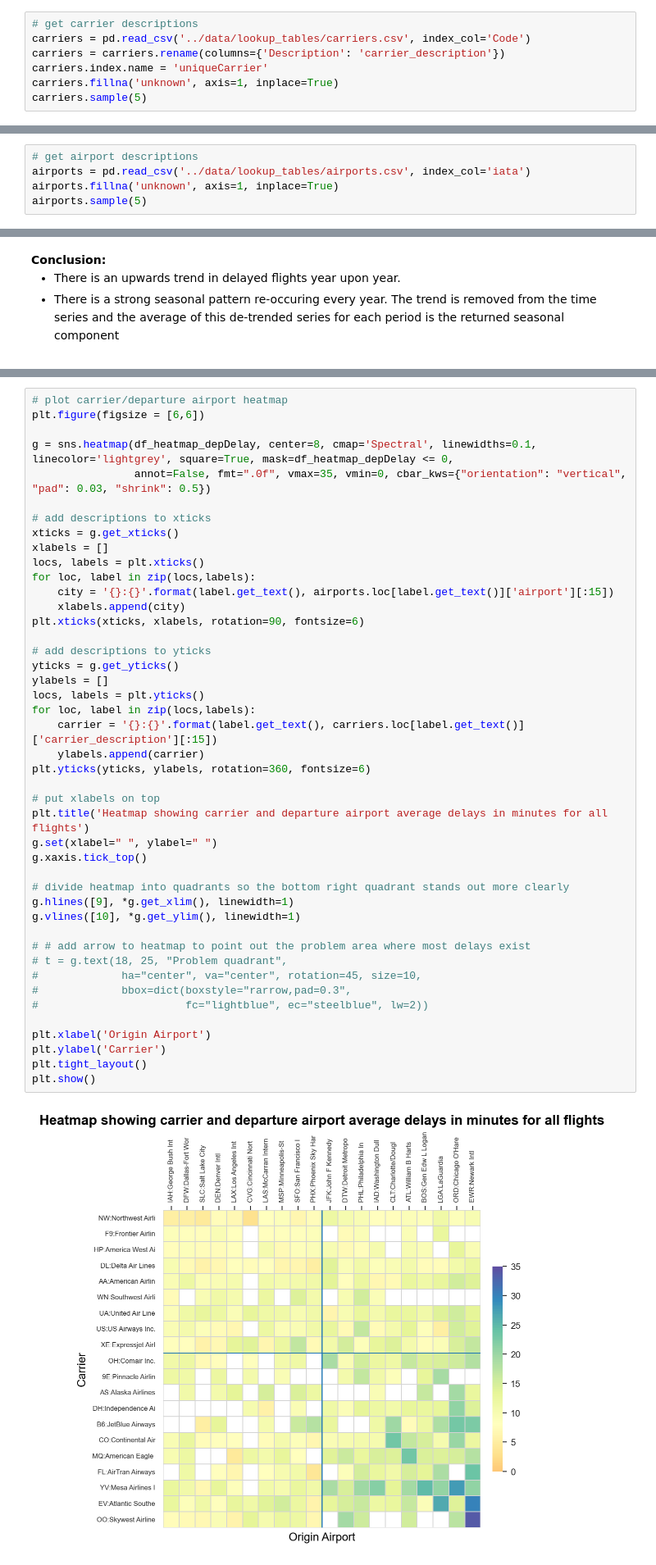
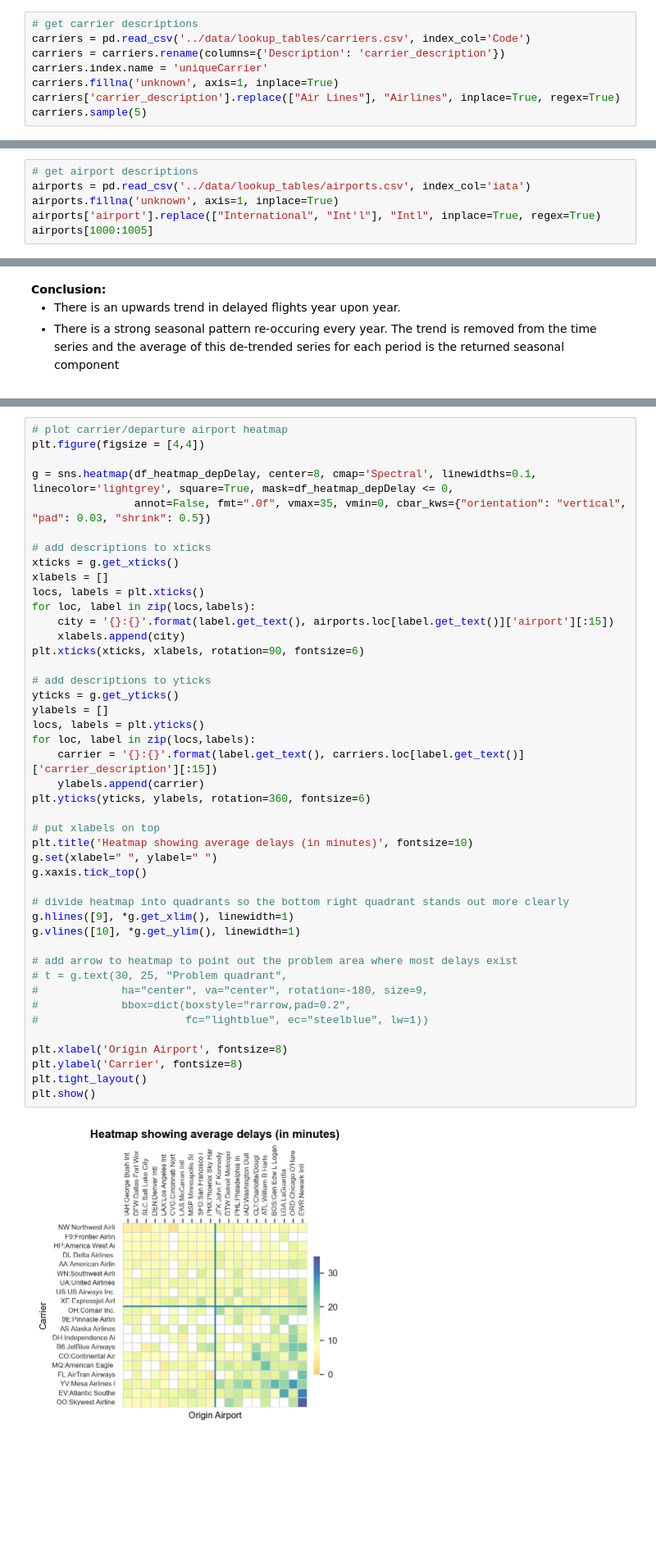
Before and after one commit to JuanitaSmith/flight_analysis, a Jupyter notebook: notebooks/Part_III_explanatory_slide_deck.ipynb, the cells around one changed output, grey strips where cells are left out. Shown at 82% size. Saved outputs shown, nothing was run; the diff lists cells and outputs as text; blank space fills up the shorter version.

```diff
--- a/notebooks/Part_III_explanatory_slide_deck.ipynb
+++ b/notebooks/Part_III_explanatory_slide_deck.ipynb
@@ -108,6 +104,7 @@ carriers = pd.read_csv('../data/lookup_tables/carriers.csv', index_col='Code')
 carriers = carriers.rename(columns={'Description': 'carrier_description'})
 carriers.index.name = 'uniqueCarrier'
 carriers.fillna('unknown', axis=1, inplace=True)
+carriers['carrier_description'].replace(["Air Lines"], "Airlines", inplace=True, regex=True)
 carriers.sample(5)
 # %% [output]
 |  | carrier_description |
@@ -121,7 +118,8 @@ carriers.sample(5)
 # get airport descriptions
 airports = pd.read_csv('../data/lookup_tables/airports.csv', index_col='iata')
 airports.fillna('unknown', axis=1, inplace=True)
-airports.sample(5)
+airports['airport'].replace(["International", "Int'l"], "Intl", inplace=True, regex=True)
+airports[1000:1005]
 # %% [output]
 |  | airport | city | state | country | lat | long |
 | iata |  |  |  |  |  |  |
@@ -379,6 +388,6 @@ df_heatmap_depDelay = df_heatmap_depDelay.loc[df_heatmap_depDelay.max(axis=1).so
 # %%
 # plot carrier/departure airport heatmap
-plt.figure(figsize = [6,6])
+plt.figure(figsize = [4,4])
 
 g = sns.heatmap(df_heatmap_depDelay, center=8, cmap='Spectral', linewidths=0.1, linecolor='lightgrey', square=True, mask=df_heatmap_depDelay <= 0,
                 annot=False, fmt=".0f", vmax=35, vmin=0, cbar_kws={"orientation": "vertical", "pad": 0.03, "shrink": 0.5})
@@ -386,39 +395,39 @@ g = sns.heatmap(df_heatmap_depDelay, center=8, cmap='Spectral', linewidths=0.1,
 # add descriptions to xticks
 xticks = g.get_xticks()
 xlabels = []
 locs, labels = plt.xticks()
 for loc, label in zip(locs,labels):
     city = '{}:{}'.format(label.get_text(), airports.loc[label.get_text()]['airport'][:15])
     xlabels.append(city)
 plt.xticks(xticks, xlabels, rotation=90, fontsize=6)
 
 # add descriptions to yticks
 yticks = g.get_yticks()
 ylabels = []
 locs, labels = plt.yticks()
 for loc, label in zip(locs,labels):
     carrier = '{}:{}'.format(label.get_text(), carriers.loc[label.get_text()]['carrier_description'][:15])
     ylabels.append(carrier)
 plt.yticks(yticks, ylabels, rotation=360, fontsize=6)
 
 # put xlabels on top
-plt.title('Heatmap showing carrier and departure airport average delays in minutes for all flights')
+plt.title('Heatmap showing average delays (in minutes)', fontsize=10)
 g.set(xlabel=" ", ylabel=" ")
 g.xaxis.tick_top()
 
 # divide heatmap into quadrants so the bottom right quadrant stands out more clearly
 g.hlines([9], *g.get_xlim(), linewidth=1)
 g.vlines([10], *g.get_ylim(), linewidth=1)
 
-# # add arrow to heatmap to point out the problem area where most delays exist
-# t = g.text(18, 25, "Problem quadrant",
-#             ha="center", va="center", rotation=45, size=10,
-#             bbox=dict(boxstyle="rarrow,pad=0.3",
-#                       fc="lightblue", ec="steelblue", lw=2))
+# add arrow to heatmap to point out the problem area where most delays exist
+# t = g.text(30, 25, "Problem quadrant",
+#             ha="center", va="center", rotation=-180, size=9,
+#             bbox=dict(boxstyle="rarrow,pad=0.2",
+#                       fc="lightblue", ec="steelblue", lw=1))
 
-plt.xlabel('Origin Airport')
-plt.ylabel('Carrier')
+plt.xlabel('Origin Airport', fontsize=8)
+plt.ylabel('Carrier', fontsize=8)
 plt.tight_layout()
 plt.show()
 # %% [output]
-[figure, old version]
+[figure, new version]
```
Also changed, not shown: parts of 71 cells of this notebook, 13 other files.
